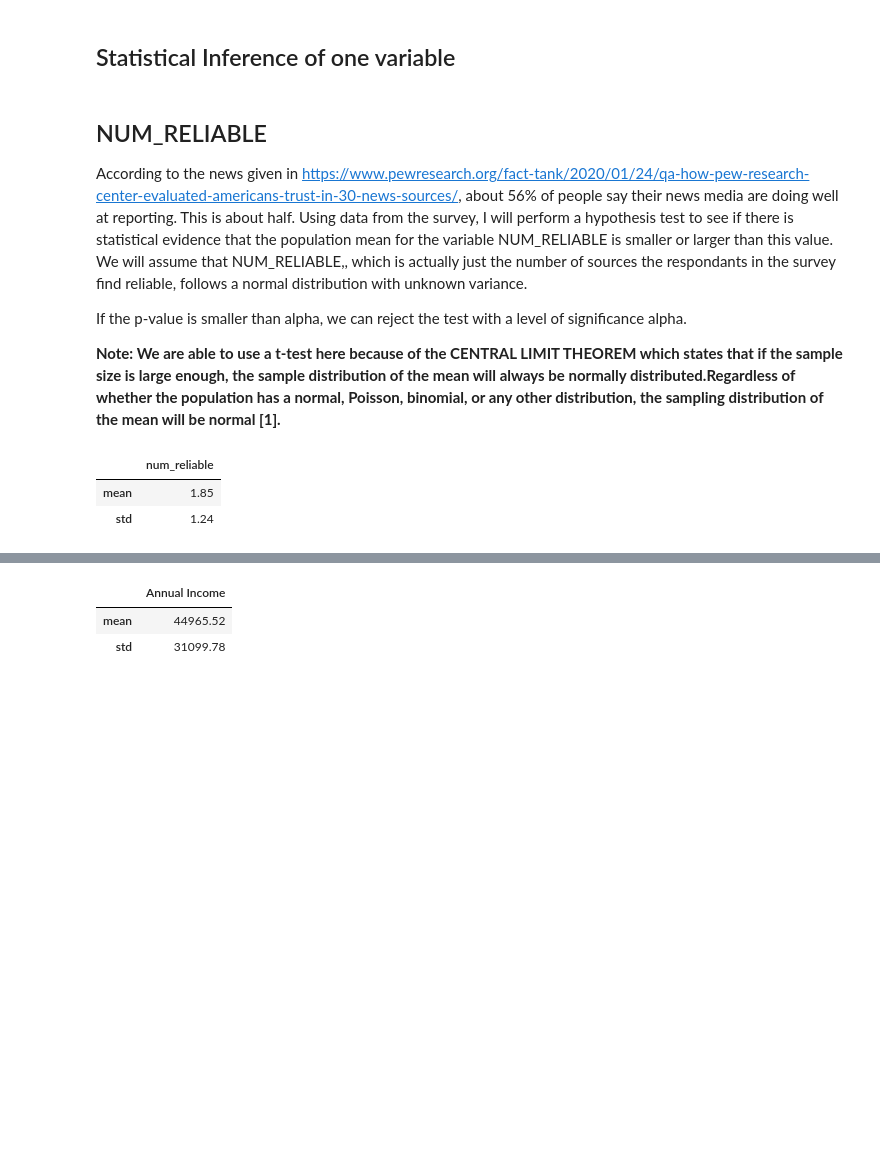
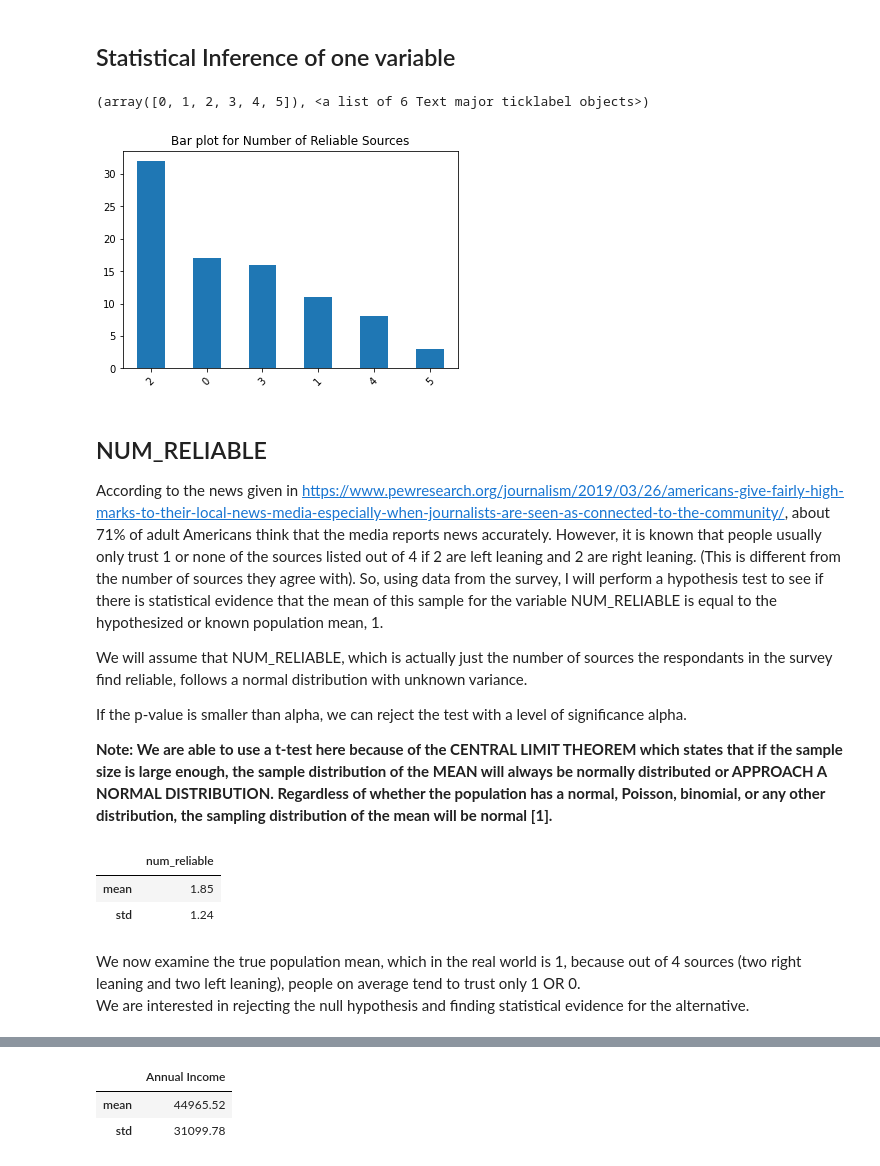
Before and after one commit to emilienaples/people_news_trust, a Jupyter notebook: people_news.ipynb, the cells around one changed output, grey strips where cells are left out. Drawn from its saved outputs; the diff is of its cells as text; code cells hidden in the pictures; blank space fills up the shorter version.

```diff
--- a/people_news.ipynb
+++ b/people_news.ipynb
@@ -593,17 +602,33 @@ f_income_between_40_90.get_best(method = 'sumsquare_error')
 ## Hypothesis tests -- STATISTICAL INFERENCE
 # %% [markdown]
 ## Statistical Inference of one variable
+# %%
+fig = plt.figure(figsize=(6,4)) # define plot area
+ax = fig.gca() # define axis
+
+counts = news['num_reliable'].value_counts() # find the counts for each unique category
+counts.plot.bar(ax = ax) # Use the plot.bar method on the counts data frame
+ax.set_title('Bar plot for Number of Reliable Sources')
+plt.xticks(rotation=45)
+# %% [output]
+(array([0, 1, 2, 3, 4, 5]), <a list of 6 Text major ticklabel objects>)
+[figure, added]
 # %% [markdown]
 ## NUM_RELIABLE
-According to the news given in https://www.pewresearch.org/fact-tank/2020/01/24/qa-how-pew-research-center-evaluated-americans-trust-in-30-news-sources/, about 56% of people say their news media are doing well at reporting. This is about half. Using data from the survey, I will perform a hypothesis test to see if there is statistical evidence that the population mean for the variable NUM_RELIABLE is smaller or larger than this value. We will assume that NUM_RELIABLE,, which is actually just the number of sources the respondants in the survey find reliable, follows a normal distribution with unknown variance.
+According to the news given in https://www.pewresearch.org/journalism/2019/03/26/americans-give-fairly-high-marks-to-their-local-news-media-especially-when-journalists-are-seen-as-connected-to-the-community/, about 71% of adult Americans think that the media reports news accurately. However, it is known that people usually only trust 1 or none of the sources listed out of 4 if 2 are left leaning and 2 are right leaning. (This is different from the number of sources they agree with). So, using data from the survey, I will perform a hypothesis test to see if there is statistical evidence that the mean of this sample for the variable NUM_RELIABLE is equal to the hypothesized or known population mean, 1.
+
+ We will assume that NUM_RELIABLE, which is actually just the number of sources the respondants in the survey find reliable, follows a normal distribution with unknown variance.
 
    If the p-value is smaller than alpha, we can reject the test with a level of significance alpha.
 
-  **Note: We are able to use a t-test here because of the CENTRAL LIMIT THEOREM which states that if the sample size is large enough, the sample distribution of the mean will always be normally distributed.Regardless of whether the population has a normal, Poisson, binomial, or any other distribution, the sampling distribution of the mean will be normal [1].**
+  **Note: We are able to use a t-test here because of the CENTRAL LIMIT THEOREM which states that if the sample size is large enough, the sample distribution of the MEAN will always be normally distributed or APPROACH A NORMAL DISTRIBUTION. Regardless of whether the population has a normal, Poisson, binomial, or any other distribution, the sampling distribution of the mean will be normal [1].**
 # %%
 news[['num_reliable']].agg([np.mean,np.std]).round(2)
 # %% [output]
 |  | num_reliable |
 | mean | 1.85 |
 | std | 1.24 |
+# %% [markdown]
+We now examine the true population mean, which in the real world is 1, because out of 4 sources (two right leaning and two left leaning), people on average tend to trust only 1 OR 0.
+We are interested in rejecting the null hypothesis and finding statistical evidence for the alternative.
 # %% [markdown]
```
Also changed, not shown: parts of 74 cells of this notebook.
